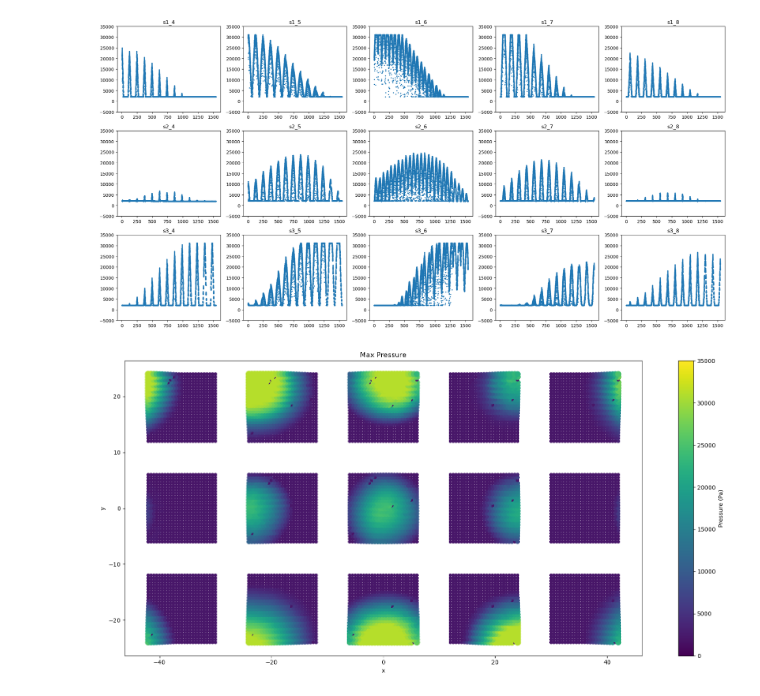
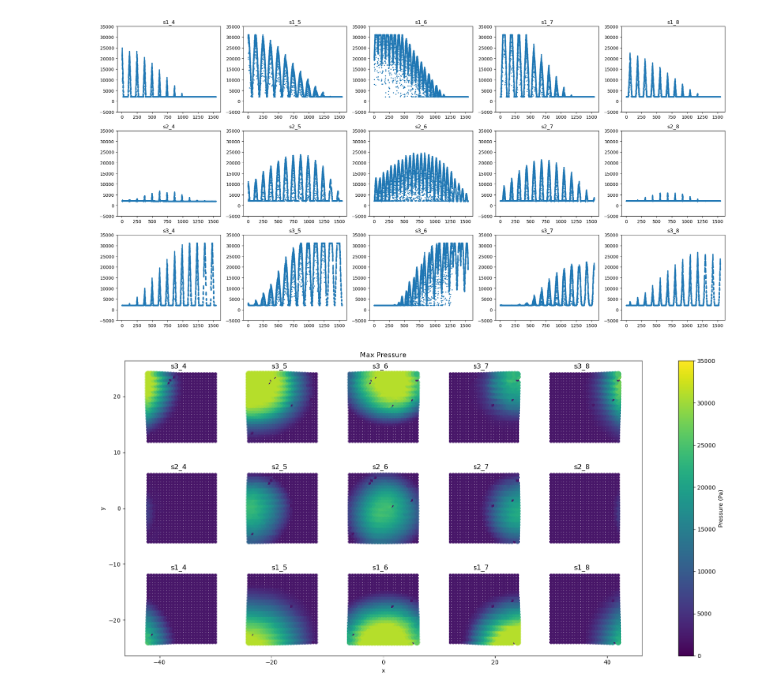
Before and after one commit to saloutos/mmiba_data_analysis, a Jupyter notebook: process_large_dense.ipynb, the cells around one changed output. Saved outputs shown, nothing was run; the diff lists cells and outputs as text; code cells hidden in the pictures.

Commit message:
added some more plots

```diff
--- a/process_large_dense.ipynb
+++ b/process_large_dense.ipynb
@@ -227,35 +227,36 @@ for s, sensor_to_plot in enumerate(sensors_to_plot):
     y_act_locs_full[:,s] = y_act_locs + offset_scale*sensor_offsets[s][1]
     x_des_locs_full[:,s] = x_des_locs + offset_scale*sensor_offsets[s][0]
     y_des_locs_full[:,s] = y_des_locs + offset_scale*sensor_offsets[s][1]
 
 # actually make plot
 # # using subplots?
 # fig, ax = plt.subplots(3,5, figsize=(20,10))
 # for s, sensor_to_plot in enumerate(sensors_to_plot):
 #     sizes = np.zeros(num_pts)
 #     for p in range(num_pts):
 #         sizes[p] = pressure_to_size(max_pressures_full[p,s])
 #     cax0 = ax[2 - s//5,s%5].scatter(x_des_locs_full[:,s], y_des_locs_full[:,s], c=max_pressures_full[:,s], cmap='viridis', s=sizes)
 #     ax[2 - s//5,s%5].set_title(sensor_to_plot)
 #     # ax[2 - s//5,s%5].set_xlabel("x (mm)")
 #     # ax[2 - s//5,s%5].set_ylabel("y (mm)")
 #     ax[2 - s//5,s%5].set_aspect('equal')
 
 # all on same plot, adding colorbar
 fig, ax = plt.subplots(1,1, figsize=(18,8))
 cax0 = ax.scatter(x_des_locs_full.ravel(), y_des_locs_full.ravel(), c=max_pressures_full.ravel(), cmap='viridis', clim=[0,35000], s=sizes_full.ravel())
-
+for s, sensor_to_plot in enumerate(sensors_to_plot):
+    ax.text(x=-2.0+offset_scale*sensor_offsets[s][0], y=7.0+offset_scale*sensor_offsets[s][1], s=sensor_to_plot, fontsize=12)
 cbar = fig.colorbar(cax0, ax=ax)
 cbar.set_label('Pressure (Pa)')
 ax.set_title("Max Pressure")
 ax.set_xlabel("x")
 ax.set_ylabel("y")
 ax.set_aspect('equal')
 
 plt.tight_layout()
 plt.show()
 # %% [output]
-[figure, old version]
+[figure, new version]
 # %%
 # ANIMATE PRESSURE DISTRIBUTION OVER TIME
 
```
Also changed, not shown: parts of 2 cells of this notebook.
